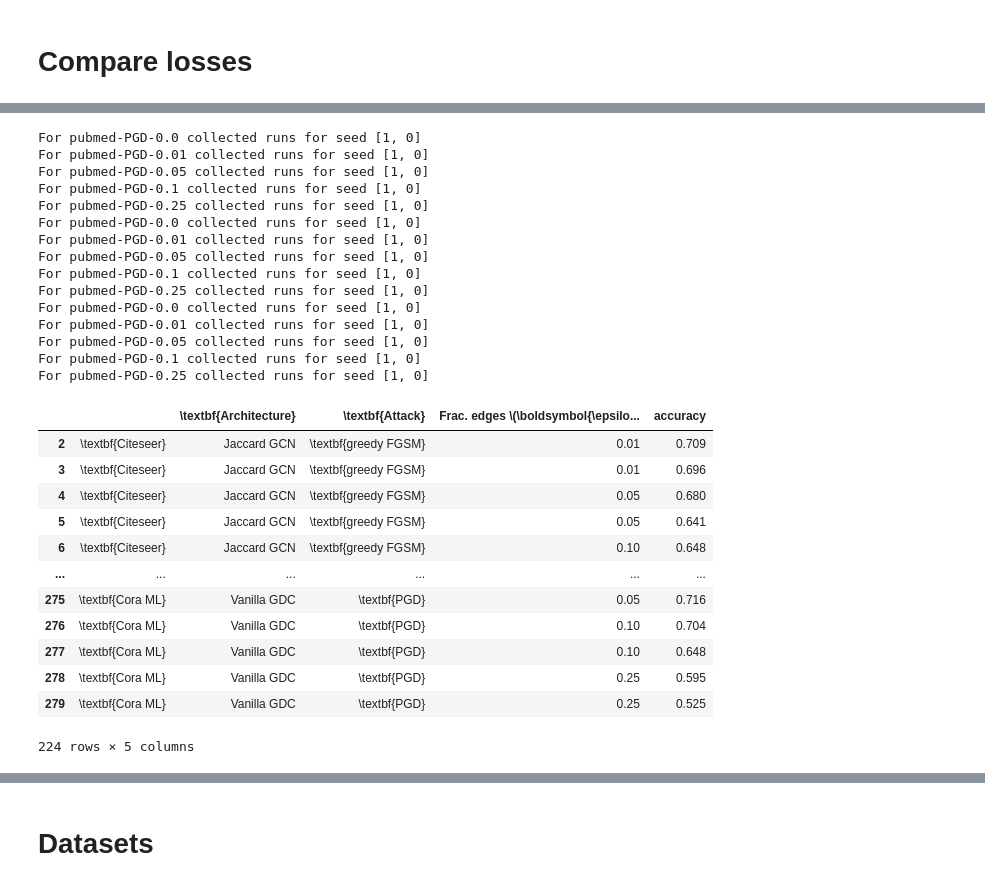
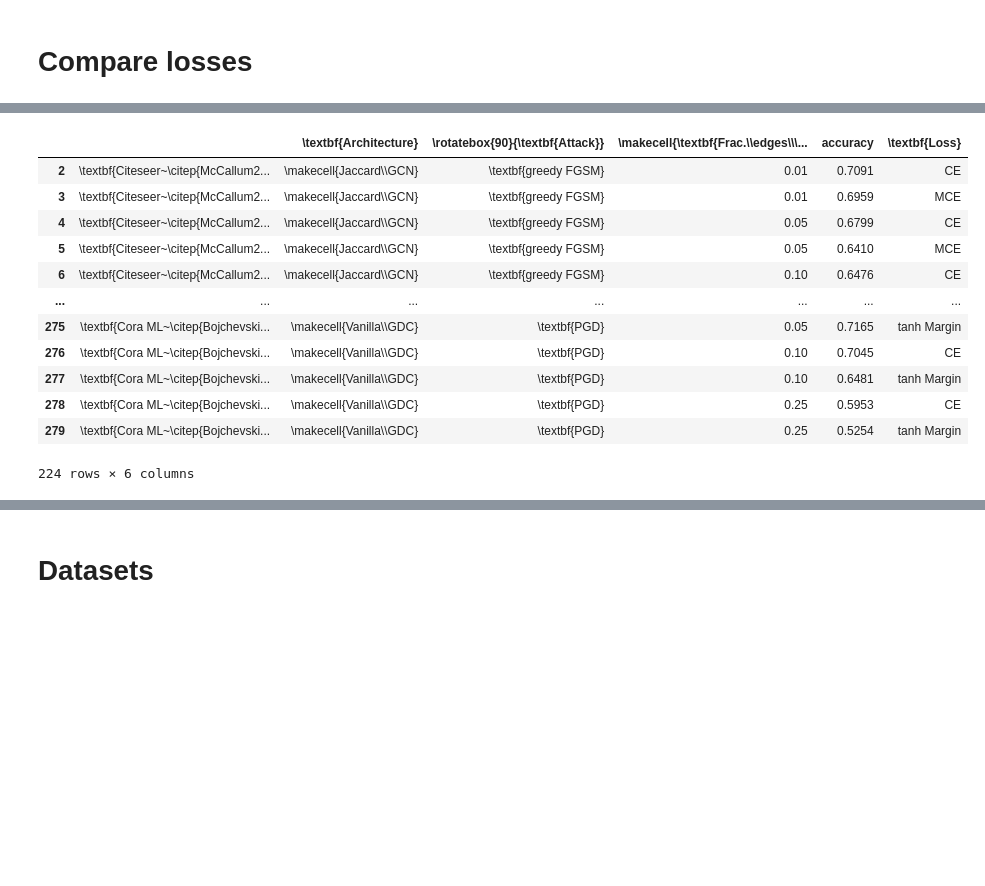
Before and after one commit to sigeisler/robustness_of_gnns_at_scale, a Jupyter notebook: notebooks/Table - Results Table.ipynb, the cells around one changed output, grey strips where cells are left out. Drawn from its saved outputs; the diff is of its cells as text; code cells hidden in the pictures; blank space fills up the shorter version.

```diff
--- a/notebooks/Table - Results Table.ipynb
+++ b/notebooks/Table - Results Table.ipynb
@@ -299,3 +409,11 @@ print(df_piv\
 \end{table}
 # %% [markdown]
 # Compare losses
+# %%
+architecture_c = r'\textbf{Architecture}'
+dataset_c = r'   '
+attack_c = r'\rotatebox{90}{\textbf{Attack}}'
+epsilons_c = r'\makecell{\textbf{Frac.}\\\textbf{edges}\\\(\boldsymbol{\epsilon}\)}'
+
+epsilons = [0.01, 0.05, 0.1, 0.25]
+epsilon_marks = ['', r'\textit', r'\underline', r'\textbf']
@@ -302,61 +477,48 @@ print(df_piv\
 # %%
 df = []
 
 for (dataset, attack, label, epsilon, novel_loss), df_group in df_results[
     df_results['attack'].isin(['FGSM', 'PGD'])
     & df_results['label'].isin(labels_to_plot)
 ].groupby(['dataset', 'attack', 'label', 'epsilon', 'novel_loss']):
     if len(df_group.seed.unique()) != 3:
         print(f'For {dataset}-{attack}-{epsilon} collected runs for seed {df_group.seed.tolist()}')
 
-    accurcy = calc_mean_and_error(df_group.accuracy, df_group.seed, with_error=False)
+    accuracy = calc_mean_and_error(df_group.accuracy, df_group.seed, with_error=False, decimal_places=4)
     df.append({
         dataset_c: dataset_map[dataset],
         architecture_c: transform_label(label),
         attack_c: attack_map[attack],
         epsilons_c: epsilon,
-        'accuracy': accurcy
+        'accuracy': accuracy,
+        loss_c: loss_str(attack, novel_loss)
     })
 
 df = pd.DataFrame(df)
 
 df = df[
-    ~((df[attack_c] == attack_map['PGD']) & (df[dataset_c] == dataset_map['pubmed']))
+    df[attack_c].isin([attack_map['PGD'], attack_map['FGSM']])
+    & ~((df[attack_c] == attack_map['PGD']) & (df[dataset_c] == dataset_map['pubmed']))
     & ~((df[attack_c] == attack_map['FGSM']) & (df[dataset_c] == dataset_map['pubmed']))
 ]
 
 df = df[df[epsilons_c].isin(epsilons)].copy()
 
 df
 # %% [output]
+|  |  | \textbf{Architecture} | \rotatebox{90}{\textbf{Attack}} | \makecell{\textbf{Frac.\\edges\\\... | accuracy | \textbf{Loss} |
+| 2 | \textbf{Citeseer~\citep{McCallum2... | \makecell{Jaccard\\GCN} | \textbf{greedy FGSM} | 0.01 | 0.7091 | CE |
+| 3 | \textbf{Citeseer~\citep{McCallum2... | \makecell{Jaccard\\GCN} | \textbf{greedy FGSM} | 0.01 | 0.6959 | MCE |
+| 4 | \textbf{Citeseer~\citep{McCallum2... | \makecell{Jaccard\\GCN} | \textbf{greedy FGSM} | 0.05 | 0.6799 | CE |
+| 5 | \textbf{Citeseer~\citep{McCallum2... | \makecell{Jaccard\\GCN} | \textbf{greedy FGSM} | 0.05 | 0.6410 | MCE |
+| 6 | \textbf{Citeseer~\citep{McCallum2... | \makecell{Jaccard\\GCN} | \textbf{greedy FGSM} | 0.10 | 0.6476 | CE |
+| ... | ... | ... | ... | ... | ... | ... |
+| 275 | \textbf{Cora ML~\citep{Bojchevski... | \makecell{Vanilla\\GDC} | \textbf{PGD} | 0.05 | 0.7165 | tanh Margin |
+| 276 | \textbf{Cora ML~\citep{Bojchevski... | \makecell{Vanilla\\GDC} | \textbf{PGD} | 0.10 | 0.7045 | CE |
+| 277 | \textbf{Cora ML~\citep{Bojchevski... | \makecell{Vanilla\\GDC} | \textbf{PGD} | 0.10 | 0.6481 | tanh Margin |
+| 278 | \textbf{Cora ML~\citep{Bojchevski... | \makecell{Vanilla\\GDC} | \textbf{PGD} | 0.25 | 0.5953 | CE |
+| 279 | \textbf{Cora ML~\citep{Bojchevski... | \makecell{Vanilla\\GDC} | \textbf{PGD} | 0.25 | 0.5254 | tanh Margin |
-For pubmed-PGD-0.0 collected runs for seed [1, 0]
-For pubmed-PGD-0.01 collected runs for seed [1, 0]
-For pubmed-PGD-0.05 collected runs for seed [1, 0]
-For pubmed-PGD-0.1 collected runs for seed [1, 0]
-For pubmed-PGD-0.25 collected runs for seed [1, 0]
-For pubmed-PGD-0.0 collected runs for seed [1, 0]
-For pubmed-PGD-0.01 collected runs for seed [1, 0]
-For pubmed-PGD-0.05 collected runs for seed [1, 0]
-For pubmed-PGD-0.1 collected runs for seed [1, 0]
-For pubmed-PGD-0.25 collected runs for seed [1, 0]
-For pubmed-PGD-0.0 collected runs for seed [1, 0]
-For pubmed-PGD-0.01 collected runs for seed [1, 0]
-For pubmed-PGD-0.05 collected runs for seed [1, 0]
-For pubmed-PGD-0.1 collected runs for seed [1, 0]
-For pubmed-PGD-0.25 collected runs for seed [1, 0]
+224 rows × 6 columns
-|  |  | \textbf{Architecture} | \textbf{Attack} | Frac. edges \(\boldsymbol{\epsilo... | accuracy |
-| 2 | \textbf{Citeseer} | Jaccard GCN | \textbf{greedy FGSM} | 0.01 | 0.709 |
-| 3 | \textbf{Citeseer} | Jaccard GCN | \textbf{greedy FGSM} | 0.01 | 0.696 |
-| 4 | \textbf{Citeseer} | Jaccard GCN | \textbf{greedy FGSM} | 0.05 | 0.680 |
-| 5 | \textbf{Citeseer} | Jaccard GCN | \textbf{greedy FGSM} | 0.05 | 0.641 |
-| 6 | \textbf{Citeseer} | Jaccard GCN | \textbf{greedy FGSM} | 0.10 | 0.648 |
-| ... | ... | ... | ... | ... | ... |
-| 275 | \textbf{Cora ML} | Vanilla GDC | \textbf{PGD} | 0.05 | 0.716 |
-| 276 | \textbf{Cora ML} | Vanilla GDC | \textbf{PGD} | 0.10 | 0.704 |
-| 277 | \textbf{Cora ML} | Vanilla GDC | \textbf{PGD} | 0.10 | 0.648 |
-| 278 | \textbf{Cora ML} | Vanilla GDC | \textbf{PGD} | 0.25 | 0.595 |
-| 279 | \textbf{Cora ML} | Vanilla GDC | \textbf{PGD} | 0.25 | 0.525 |
-224 rows × 5 columns
 # %%
 df[architecture_c] = df[architecture_c].astype("category")
 df[architecture_c].cat.set_categories(
```
Also changed, not shown: parts of 17 cells of this notebook, 26 other files.
